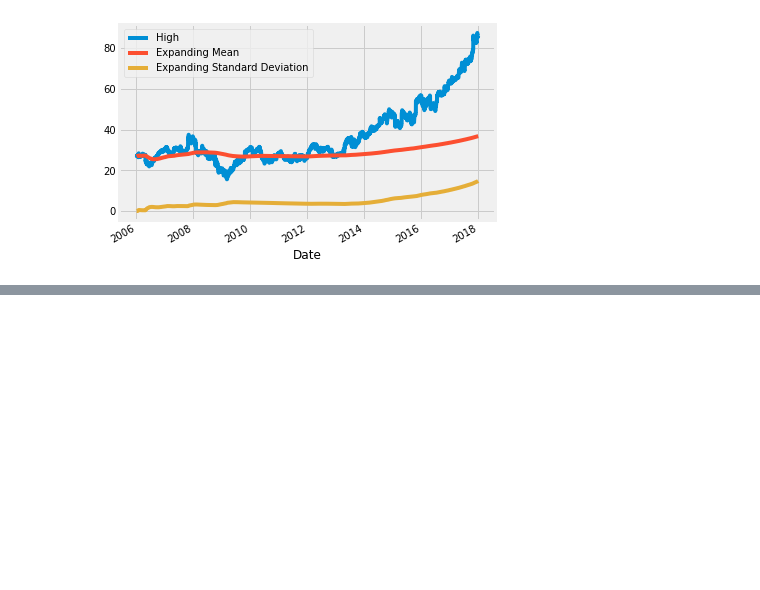
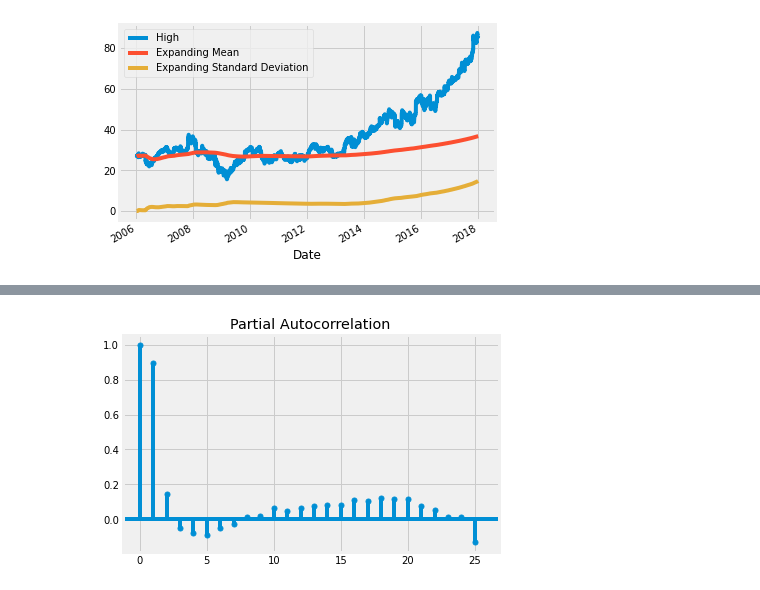
Before and after one commit to jumppython/everything_you_can_do_with_a_time_series, a Jupyter notebook: everything_you_can_do_with_a_time_series.ipynb, the cells around one changed output, grey strips where cells are left out. Saved outputs shown, nothing was run; the diff lists cells and outputs as text; code cells hidden in the pictures; blank space fills up the shorter version.

```diff
--- a/everything_you_can_do_with_a_time_series.ipynb
+++ b/everything_you_can_do_with_a_time_series.ipynb
@@ -389,0 +401,9 @@ iplot(data,filename="simple_candlestick")
+# %%
+# Partial Autocorrelation
+# Partial Autocorrelation of humidity of San Diego
+plot_pacf(humidity["San Diego"],lags=25)
+plt.show()
+
+# Though it is statistically significant, partial autocorrelation after first 2 lags is very low.
+# %% [output]
+[figure, added]
```
Also changed, not shown: parts of 10 cells of this notebook.
